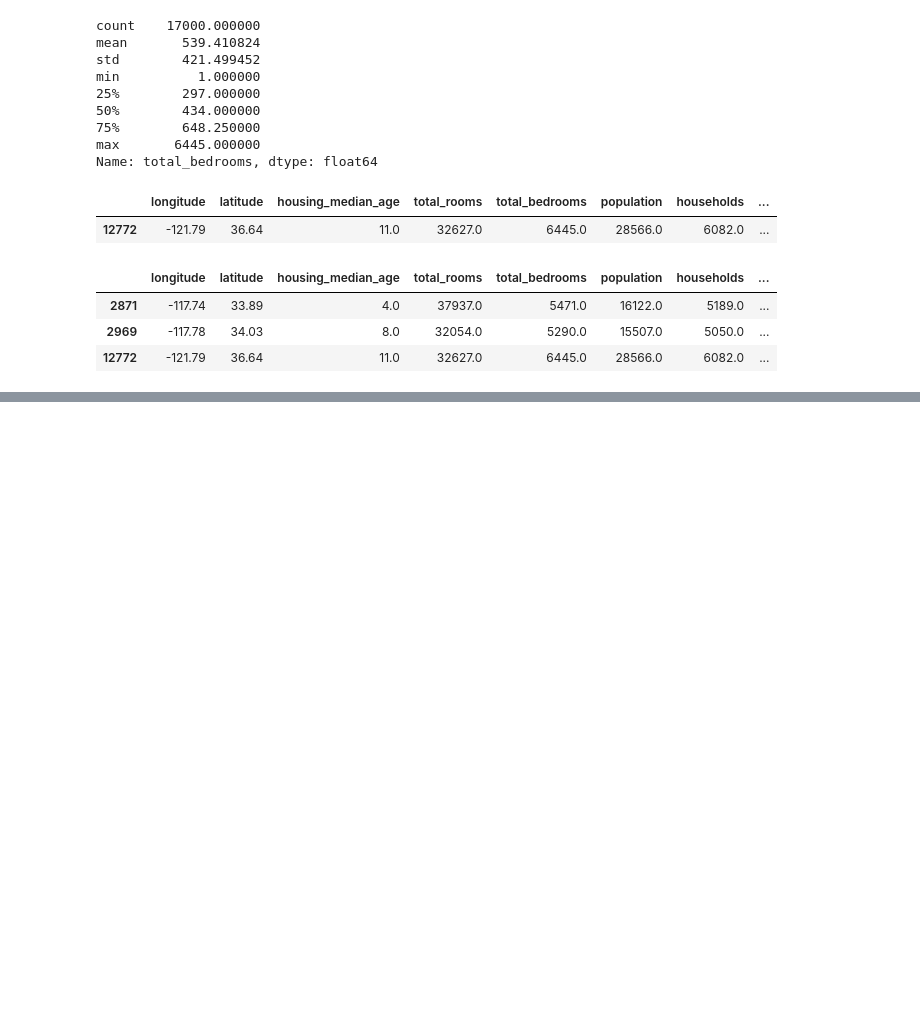
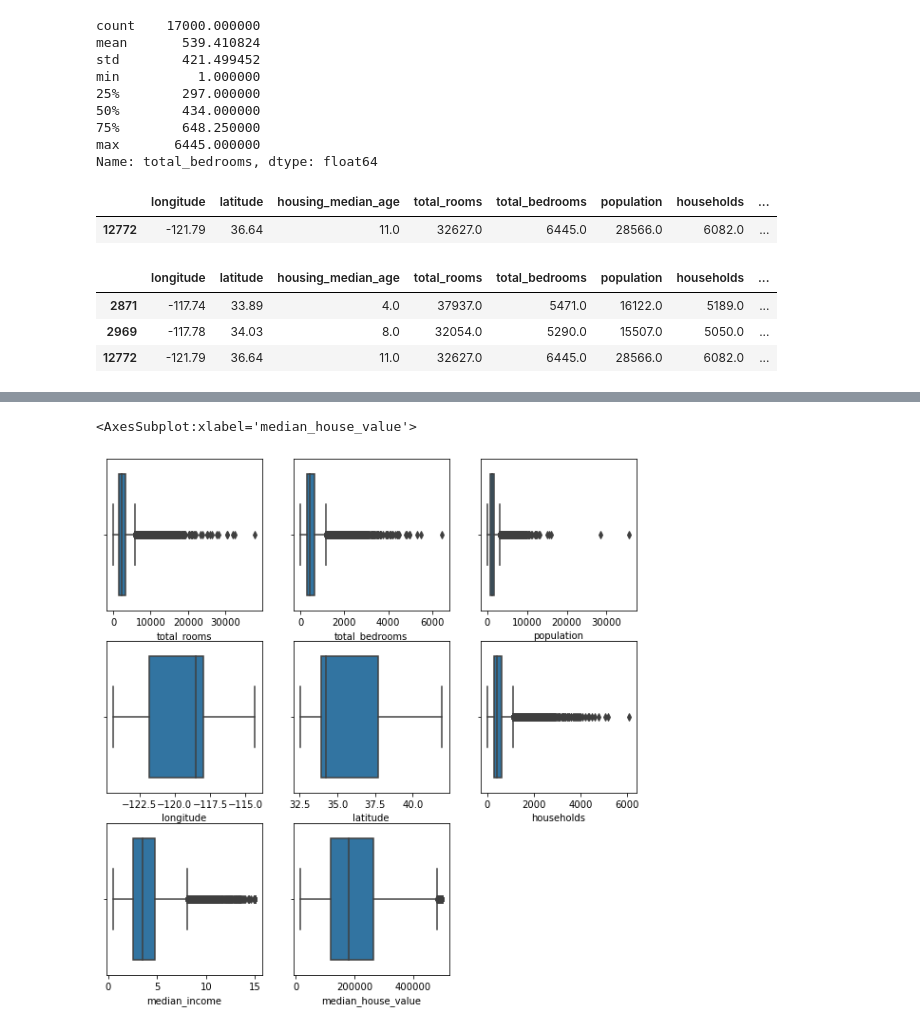
Before and after one commit to dongik9/MydataAnalysis, a Jupyter notebook: 20220916.ipynb, the cells around one changed output, grey strips where cells are left out. Saved outputs shown, nothing was run; the diff lists cells and outputs as text; code cells hidden in the pictures; blank space fills up the shorter version.

```diff
--- a/20220916.ipynb
+++ b/20220916.ipynb
@@ -208,0 +226,27 @@ train.loc[ train['total_bedrooms'] >= 5000, : ]
+# %%
+import seaborn as sns
+import matplotlib.pyplot as plt
+
+plt.figure(figsize=(10,10))
+
+plt.subplot(3,3,1)
+sns.boxplot(x="total_rooms", data=train)
+plt.subplot(3,3,2)
+sns.boxplot(x="total_bedrooms", data=train)
+plt.subplot(3,3,3)
+sns.boxplot(x="population", data=train)
+
+plt.subplot(3,3,4)
+sns.boxplot(x="longitude", data=train)
+plt.subplot(3,3,5)
+sns.boxplot(x="latitude", data=train)
+plt.subplot(3,3,6)
+sns.boxplot(x="households", data=train)
+
+plt.subplot(3,3,7)
+sns.boxplot(x="median_income", data=train)
+plt.subplot(3,3,8)
+sns.boxplot(x="median_house_value", data=train)
+# %% [output]
+<AxesSubplot:xlabel='median_house_value'>
+[figure, added]
```
Also changed, not shown: parts of 9 cells of this notebook, 1 other file.
